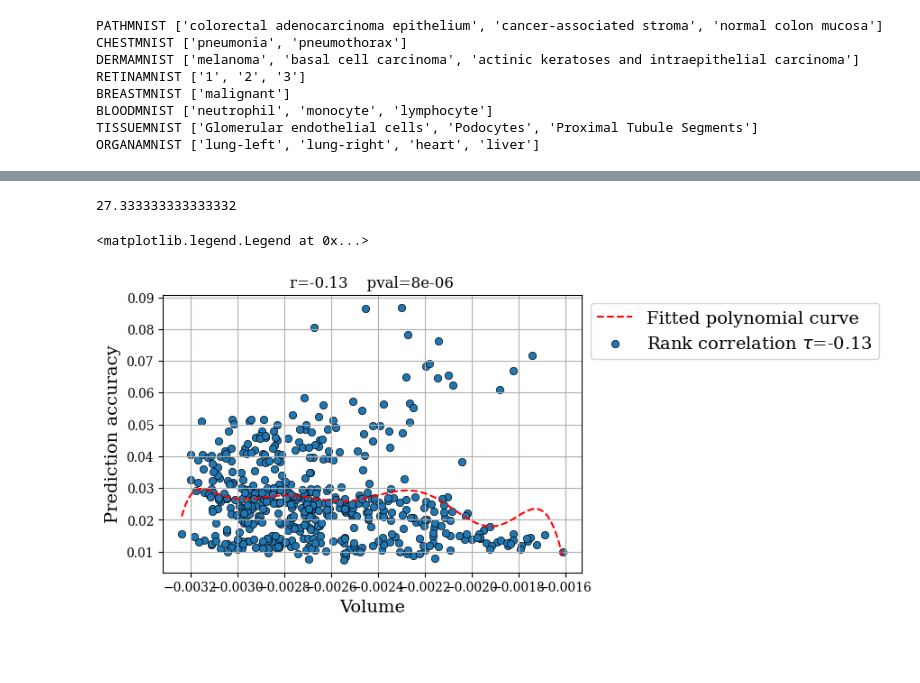
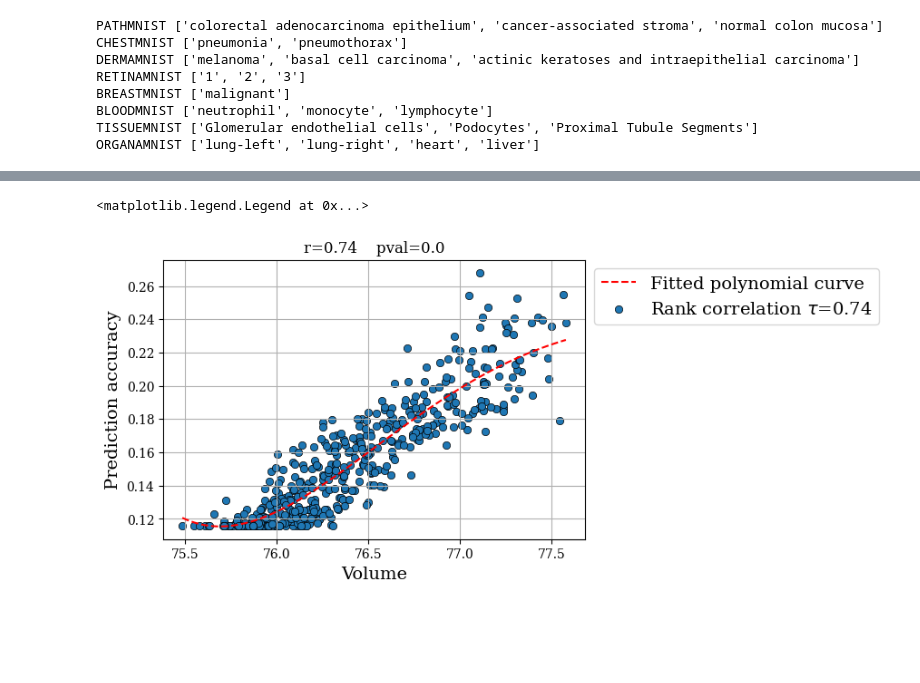
Before and after one commit to clu5/data-valuation, a Jupyter notebook: nbs/DLMR.ipynb, the cells around one changed output, grey strips where cells are left out. Drawn from its saved outputs; the diff is of its cells as text; code cells hidden in the pictures.

```diff
--- a/nbs/DLMR.ipynb
+++ b/nbs/DLMR.ipynb
@@ -538,7 +622,7 @@ def compute_utility(
     n_clusters=None,
 ):
     if n_clusters is not None:
-        M = model(n_clusters=n_clusters )
+        M = model(n_clusters=n_clusters)
     else:
         M = model()
     M.fit(x_train, y_train)
@@ -546,7 +630,19 @@ def compute_utility(
     return utility(y_test, y_pred)
 
 
-binary_utility = partial(compute_utility, model=partial(LogisticRegression, max_iter=200), utility=partial(f1_score, average="macro"))
-multi_utility = partial(compute_utility, model=partial(RandomForestClassifier, n_estimators=10, max_depth=5), utility=partial(f1_score, average="macro"))
-cluster_utility = partial(compute_utility, model=partial(KMeans, n_clusters=10, n_init='auto'), utility=lambda true, pred: homogeneity_score(true.squeeze(), pred.squeeze()))
+binary_utility = partial(
+    compute_utility,
+    model=partial(LogisticRegression, max_iter=200),
+    utility=partial(f1_score, average="macro"),
+)
+multi_utility = partial(
+    compute_utility,
+    model=partial(RandomForestClassifier, n_estimators=10, max_depth=5),
+    utility=partial(f1_score, average="macro"),
+)
+cluster_utility = partial(
+    compute_utility,
+    model=partial(KMeans, n_clusters=10, n_init="auto"),
+    utility=lambda true, pred: homogeneity_score(true.squeeze(), pred.squeeze()),
+)
 # %%
@@ -787,59 +902,60 @@ torch.Size([24206, 512]) torch.Size([10375, 512])
-# %%
-np.mean([31, 27, 24])
-# %% [output]
-27.333333333333332
 # %%
 d = "bloodmnist"
 d = "dermamnist"
-d = 'retinamnist'
+# d = "retinamnist"
 # d = "pathmnist"
 # d = 'tissuemnist'
 # d = 'organamnist'
 
-class_bc = new_results[d]['class_bc']
-vs = new_results[d]['vs']
-bin_us = new_results[d]['bin_us']
-multi_us= new_results[d]['multi_us']
-cluster_us = new_results[d]['cluster_us']
-num_corr_class = new_results[d]['num_corr_class']
+class_bc = results[d]["class_bc"]
+vs = results[d]["vs"]
+bin_us = results[d]["bin_us"]
+multi_us = results[d]["multi_us"]
+cluster_us = results[d]["cluster_us"]
+num_corr_class = results[d]["num_corr_class"]
 
-_x = [v["l2"] for v in vs]
+# _x = [v["l2"] for v in vs]
 # _x = [v["cosine"] for v in vs]
 # _x = [v["relevance"] for v in vs]
 # _x = [v["dispersion"] for v in vs]
-# _x = [v["volume"] for v in vs]
+_x = [v["volume"] for v in vs]
 # _x = [v["vendi"] for v in vs]
 # _x = num_corr_class
 # _y = bin_us
-# _y = multi_us
-_y = cluster_us
+_y = multi_us
+# _y = cluster_us
 
-coefficients = np.polyfit(_x, _y, 10)# Fit the polynomial (degree 2)
-polynomial = np.poly1d(coefficients)# Create a polynomial function with the fitted coefficients
-x_fit = np.linspace(min(_x), max(_x), 100)# Generate x values for plotting the polynomial fit
+coefficients = np.polyfit(_x, _y, 10)  # Fit the polynomial (degree 2)
+polynomial = np.poly1d(
+    coefficients
+)  # Create a polynomial function with the fitted coefficients
+x_fit = np.linspace(
+    min(_x), max(_x), 100
+)  # Generate x values for plotting the polynomial fit
 y_fit = polynomial(x_fit)
 # r = pearsonr(_x, _y)
 r = kendalltau(_x, _y)
 plt.figure(figsize=(6, 4))
-plt.plot(x_fit, y_fit, color='red', label='Fitted polynomial curve', ls='--')
+plt.plot(x_fit, y_fit, color="red", label="Fitted polynomial curve", ls="--")
 plt.scatter(
-    _x, _y,
-    label = fr"Rank correlation $\tau$={round(r.statistic, 2)}",
-    edgecolors='k',
+    _x,
+    _y,
+    label=rf"Rank correlation $\tau$={round(r.statistic, 2)}",
+    edgecolors="k",
     lw=0.5,
 )
 plt.title(f"r={round(r.statistic, 2)}    pval={round(r.pvalue, 6)}")
 # plt.title(fr"$\tau$={round(r.statistic, 2)}", fontsize=14)
 plt.grid()
 # plt.xlabel('Data measurement', fontsize=14)
 # plt.xlabel('Relevance', fontsize=14)
-plt.xlabel('Volume', fontsize=14)
+plt.xlabel("Volume", fontsize=14)
 # plt.xlabel('Number of data points with relevant labels', fontsize=14)
-plt.ylabel('Prediction accuracy', fontsize=14)
+plt.ylabel("Prediction accuracy", fontsize=14)
 # plt.ylim(0.0, 1)
 plt.legend(fontsize=14, bbox_to_anchor=(1, 1))
 # plt.savefig(fig_dir / f"{d}_correlation_multi.eps", bbox_inches='tight')
 # plt.savefig(fig_dir / f"{d}_correlation_cluster.eps", bbox_inches='tight')
 # %% [output]
 <matplotlib.legend.Legend at 0x...>
-[figure, old version]
+[figure, new version]
```
Also changed, not shown: parts of 27 cells of this notebook.
